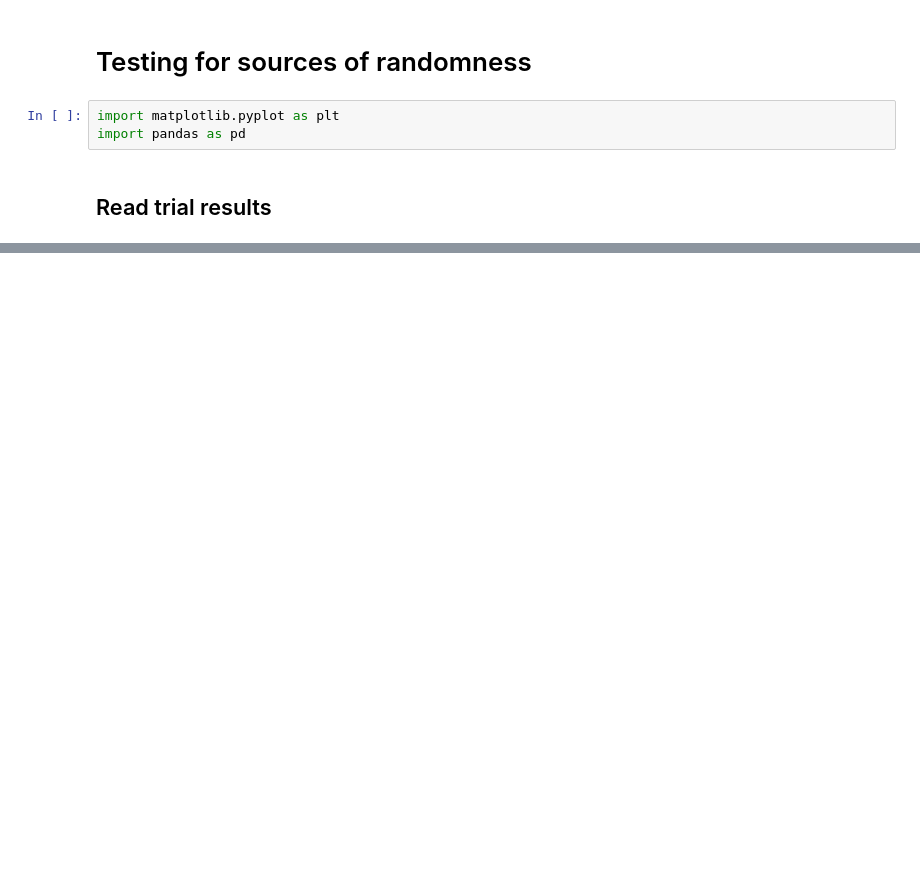
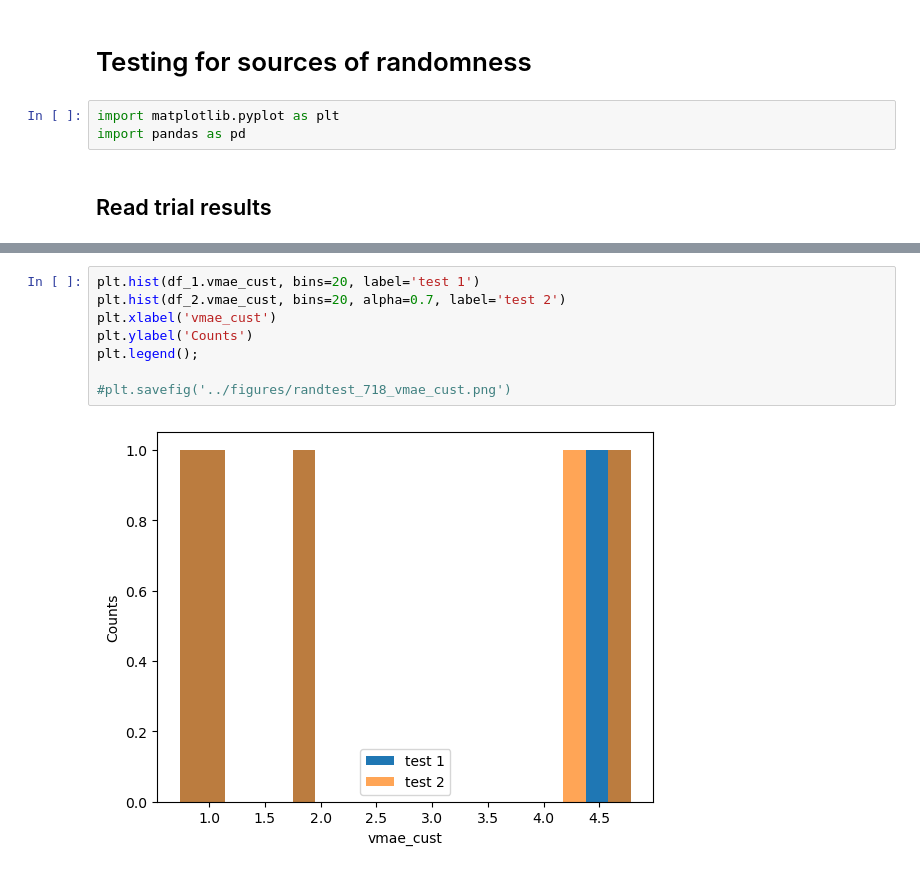
Before and after one commit to mariajmolina/s2sml, a Jupyter notebook: notebooks/RandTests.ipynb, the cells around one changed output, grey strips where cells are left out. Saved outputs shown, nothing was run; the diff lists cells and outputs as text; blank space fills up the shorter version.

```diff
--- a/notebooks/RandTests.ipynb
+++ b/notebooks/RandTests.ipynb
@@ -76,0 +105,10 @@ plt.legend();
+# %%
+plt.hist(df_1.vmae_cust, bins=20, label='test 1')
+plt.hist(df_2.vmae_cust, bins=20, alpha=0.7, label='test 2')
+plt.xlabel('vmae_cust')
+plt.ylabel('Counts')
+plt.legend();
+
+#plt.savefig('../figures/randtest_718_vmae_cust.png')
+# %% [output]
+[figure, added]
```
Also changed, not shown: parts of 29 cells of this notebook, 20 other files.
